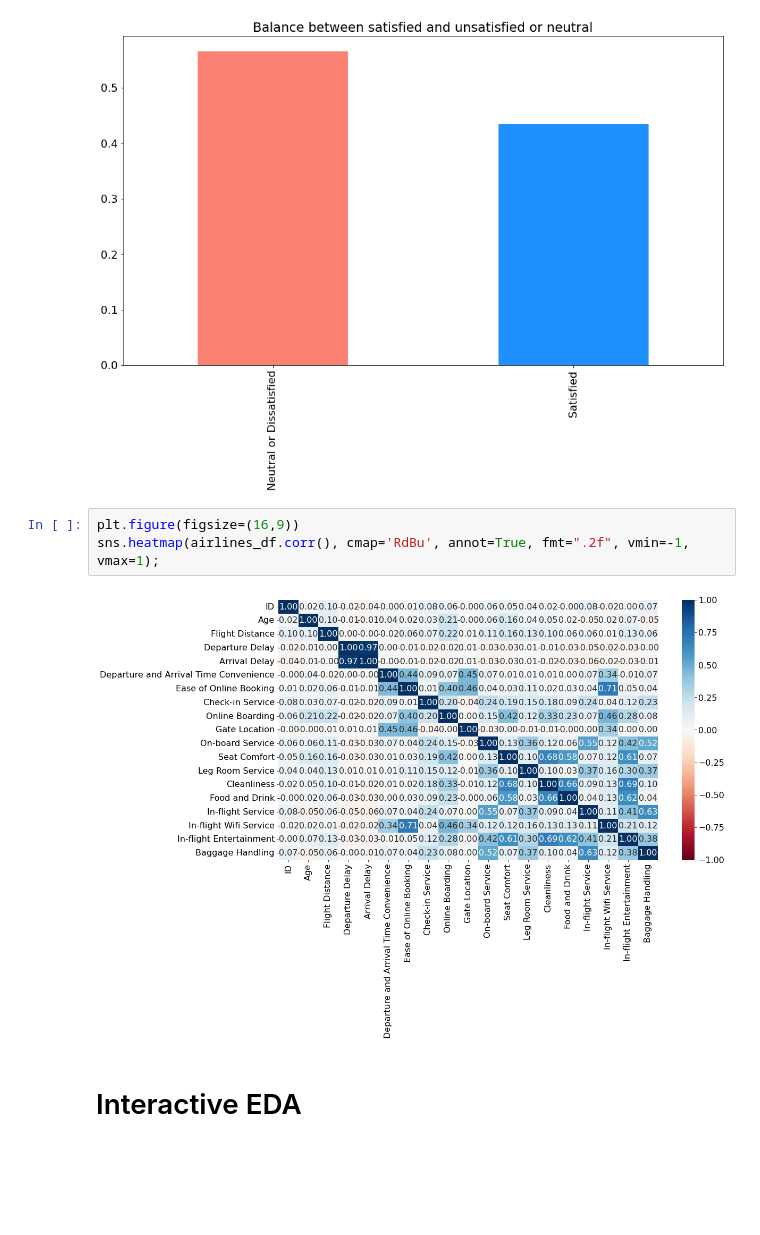
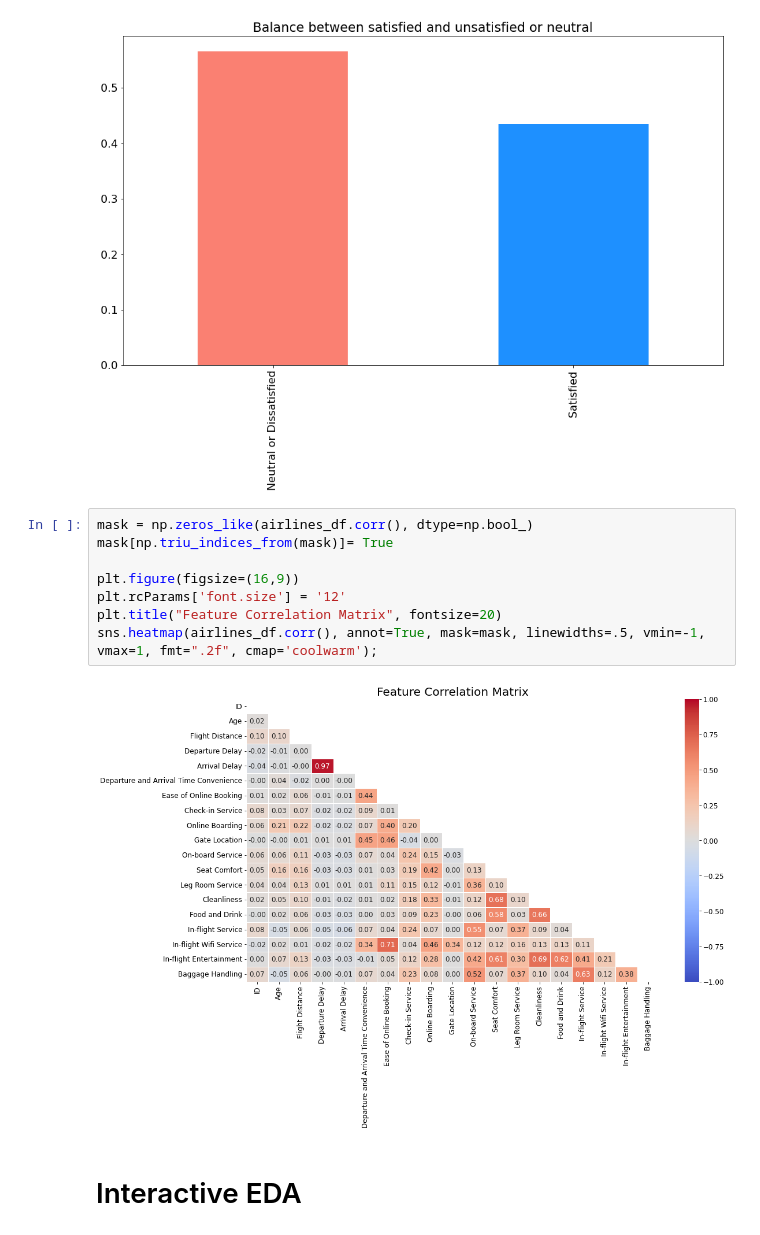
Before and after one commit to ibdafna/airlines_passengers, a Jupyter notebook: airline_passenger_satisfaction.ipynb, the cells around one changed output. Saved outputs shown, nothing was run; the diff lists cells and outputs as text; blank space fills up the shorter version.

Commit message:
Fix scatter, add annotations, corr chart, add regression model 🎂

```diff
--- a/airline_passenger_satisfaction.ipynb
+++ b/airline_passenger_satisfaction.ipynb
@@ -134,10 +134,15 @@ plt.title("Balance between satisfied and unsatisfied or neutral");
 # %% [output]
 [figure]
 # %%
+mask = np.zeros_like(airlines_df.corr(), dtype=np.bool_)
+mask[np.triu_indices_from(mask)]= True
+
 plt.figure(figsize=(16,9))
-sns.heatmap(airlines_df.corr(), cmap='RdBu', annot=True, fmt=".2f", vmin=-1, vmax=1);
+plt.rcParams['font.size'] = '12'
+plt.title("Feature Correlation Matrix", fontsize=20)
+sns.heatmap(airlines_df.corr(), annot=True, mask=mask, linewidths=.5, vmin=-1, vmax=1, fmt=".2f", cmap='coolwarm');
 # %% [output]
-[figure, old version]
+[figure, new version]
 # %% [markdown]
 # Interactive EDA
 # %%
```
Also changed, not shown: parts of 19 cells of this notebook.
